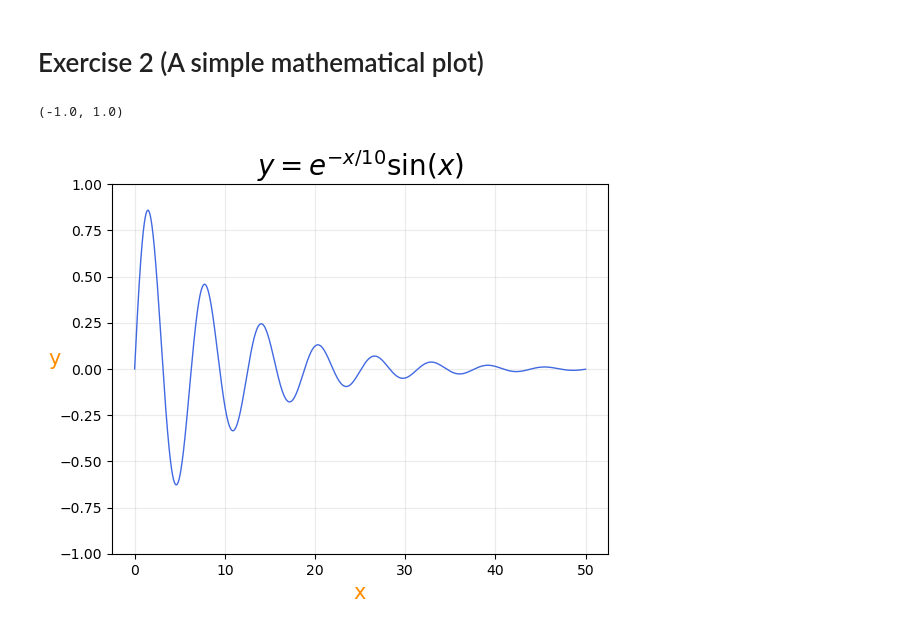
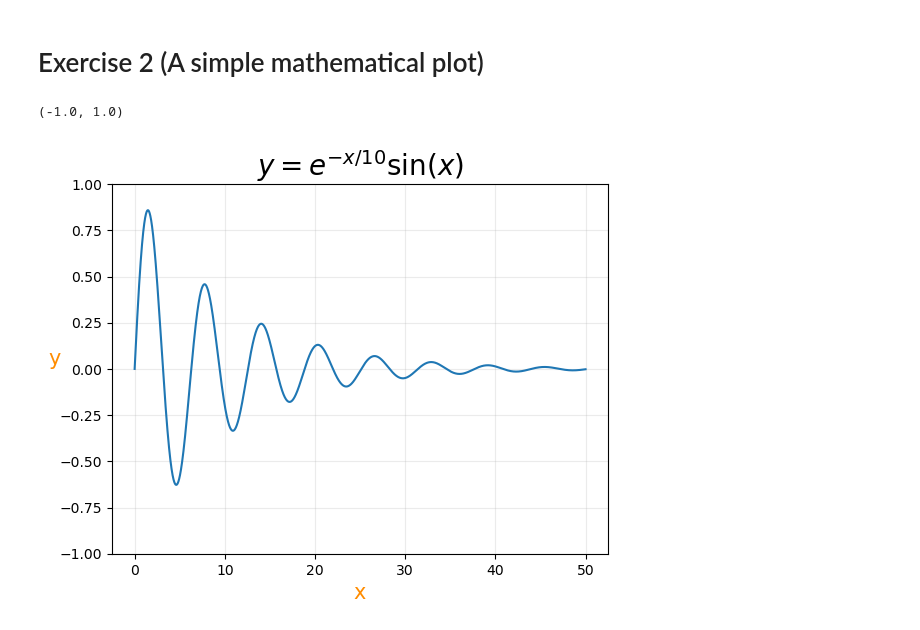
Before and after one commit to SPS-SP2273/learning-portfolio-derlynx, a Jupyter notebook: 7.2_plotting__exercises/READY FOR REVIEW_plotting_(need)_exercises.ipynb, the cells around one changed output. Cells and saved outputs as stored; diff of their text form; code cells hidden in the pictures.

```diff
--- a/7.2_plotting__exercises/READY FOR REVIEW_plotting_(need)_exercises.ipynb
+++ b/7.2_plotting__exercises/READY FOR REVIEW_plotting_(need)_exercises.ipynb
@@ -29,15 +29,15 @@ plt.show()
 # %%
 import numpy as np
 x = np.linspace(0, 50, num=100000)
 y = np.exp(-x/10)*np.sin(x)
 
 plt.style.use('default')
-plt.plot(x, y, label='y', c='royalblue', lw=1)
+plt.plot(x, y, label='y', c='tab:blue', lw=1.5)
 plt.xlabel('x', fontsize=15, c='darkorange') #x label fontsize & colour
 plt.ylabel('y', fontsize=15, c='darkorange', rotation=0) #y label fontsize & colour
 plt.grid(alpha=.25) #25% grid opacity
 plt.title('$y=e^{-x/10}\\mathrm{sin(}x\\mathrm{)}$', fontsize=20) #Title
 plt.ylim([-1, 1]) #Change y limit
 # %% [output]
 (-1.0, 1.0)
-[figure, old version]
+[figure, new version]
```
